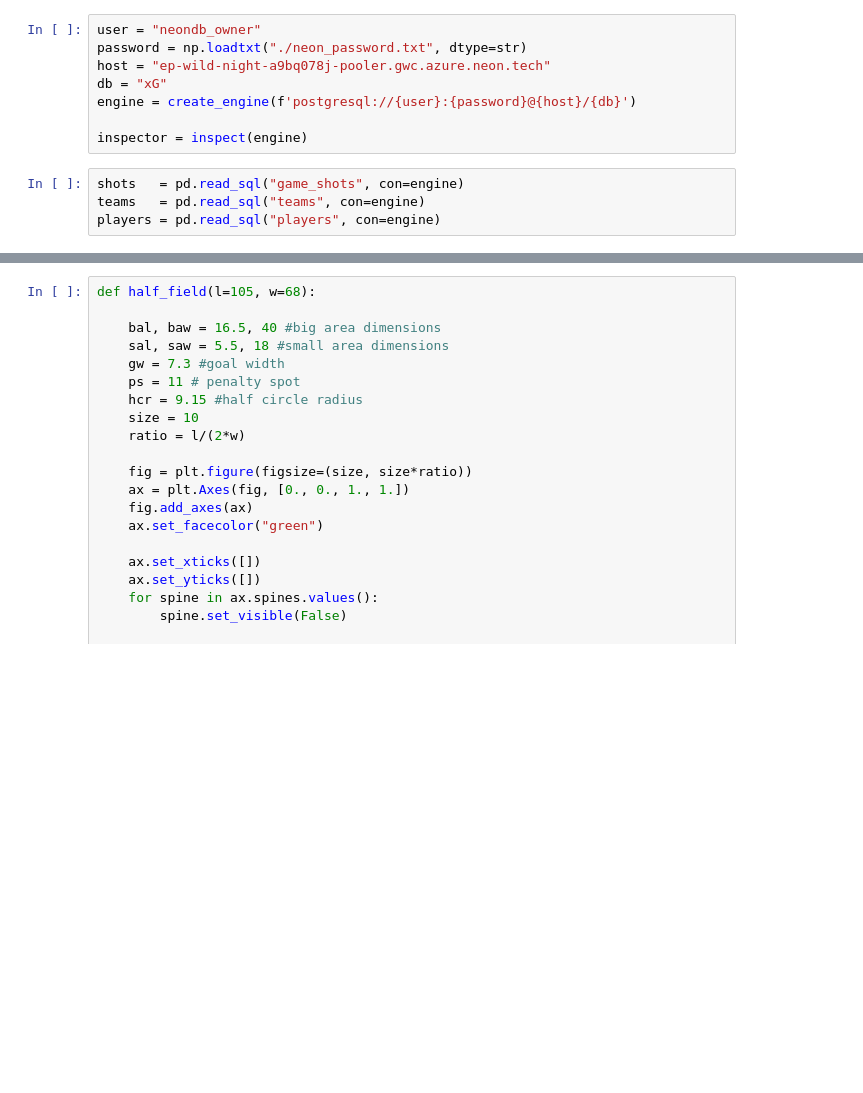
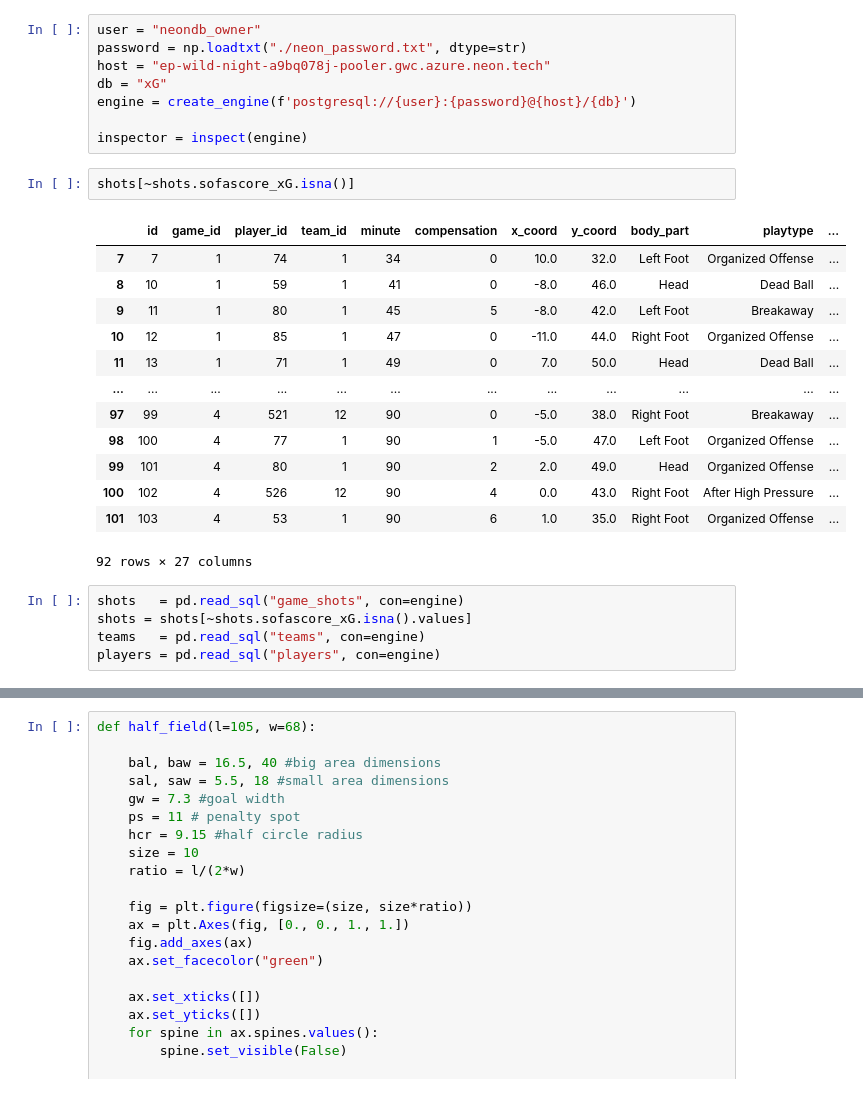
Before and after one commit to ruilucasferreira/expected_goals, a Jupyter notebook: heatmap.ipynb, the cells around one changed output, grey strips where cells are left out. Saved outputs shown, nothing was run; the diff lists cells and outputs as text; blank space fills up the shorter version.

```diff
--- a/heatmap.ipynb
+++ b/heatmap.ipynb
@@ -13,8 +13,25 @@ db = "xG"
 engine = create_engine(f'postgresql://{user}:{password}@{host}/{db}')
 
 inspector = inspect(engine)
+# %%
+shots[~shots.sofascore_xG.isna()]
+# %% [output]
+|  | id | game_id | player_id | team_id | minute | compensation | x_coord | y_coord | body_part | playtype | ... |
+| 7 | 7 | 1 | 74 | 1 | 34 | 0 | 10.0 | 32.0 | Left Foot | Organized Offense | ... |
+| 8 | 10 | 1 | 59 | 1 | 41 | 0 | -8.0 | 46.0 | Head | Dead Ball | ... |
+| 9 | 11 | 1 | 80 | 1 | 45 | 5 | -8.0 | 42.0 | Left Foot | Breakaway | ... |
+| 10 | 12 | 1 | 85 | 1 | 47 | 0 | -11.0 | 44.0 | Right Foot | Organized Offense | ... |
+| 11 | 13 | 1 | 71 | 1 | 49 | 0 | 7.0 | 50.0 | Head | Dead Ball | ... |
+| ... | ... | ... | ... | ... | ... | ... | ... | ... | ... | ... | ... |
+| 97 | 99 | 4 | 521 | 12 | 90 | 0 | -5.0 | 38.0 | Right Foot | Breakaway | ... |
+| 98 | 100 | 4 | 77 | 1 | 90 | 1 | -5.0 | 47.0 | Left Foot | Organized Offense | ... |
+| 99 | 101 | 4 | 80 | 1 | 90 | 2 | 2.0 | 49.0 | Head | Organized Offense | ... |
+| 100 | 102 | 4 | 526 | 12 | 90 | 4 | 0.0 | 43.0 | Right Foot | After High Pressure | ... |
+| 101 | 103 | 4 | 53 | 1 | 90 | 6 | 1.0 | 35.0 | Right Foot | Organized Offense | ... |
+92 rows × 27 columns
 # %%
 shots   = pd.read_sql("game_shots", con=engine)
+shots = shots[~shots.sofascore_xG.isna().values]
 teams   = pd.read_sql("teams", con=engine)
 players = pd.read_sql("players", con=engine)
 # %%
```
Also changed, not shown: parts of 5 cells of this notebook, 3 other files.
